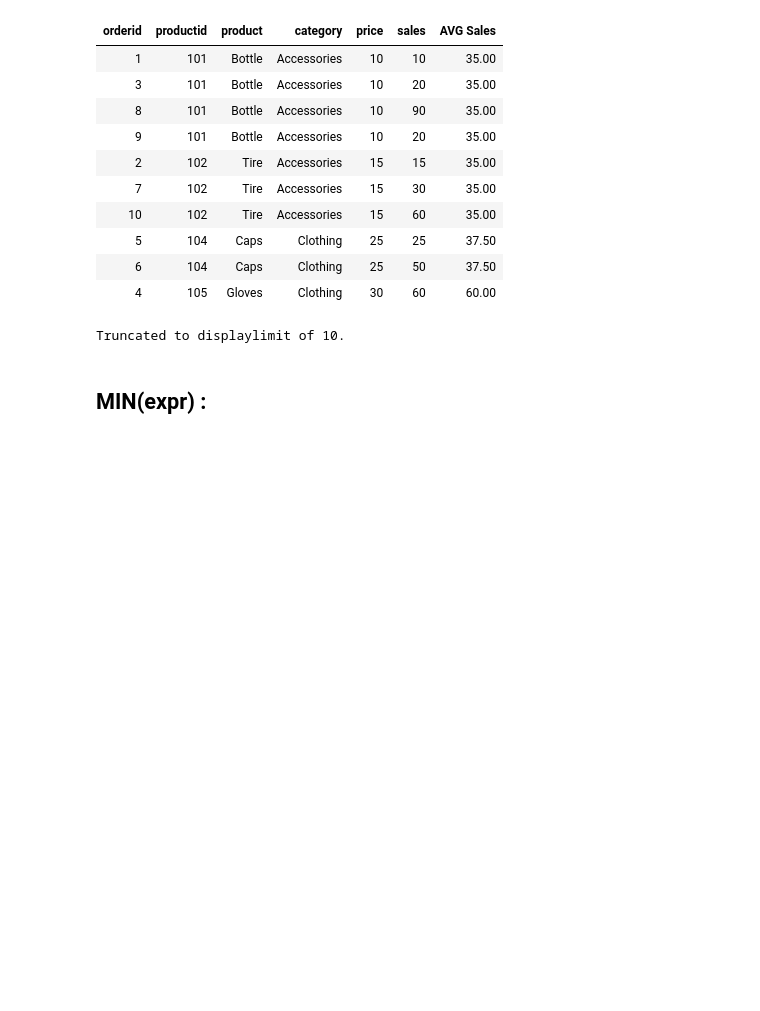
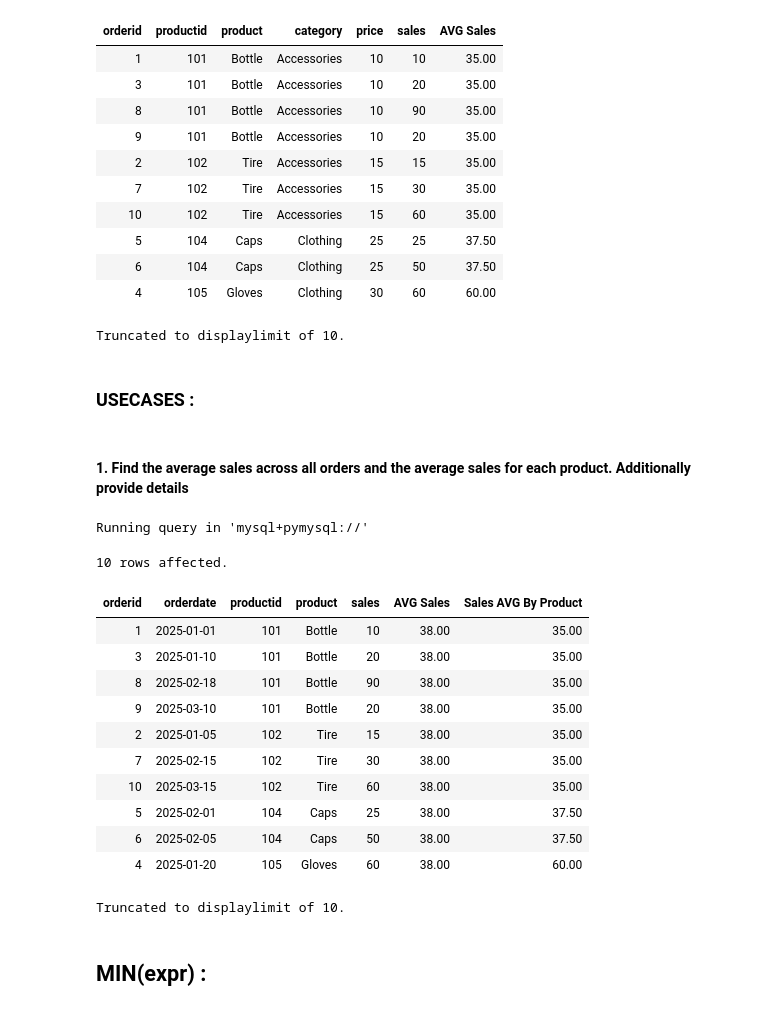
Before and after one commit to the-naman/Learn, a Jupyter notebook: SQL/SQL by Barra/My Notes/07. I - Aggregation and Analytical Functions.ipynb, the cells around one changed output. Saved outputs shown, nothing was run; the diff lists cells and outputs as text; code cells hidden in the pictures; blank space fills up the shorter version.

```diff
--- a/SQL/SQL by Barra/My Notes/07. I - Aggregation and Analytical Functions.ipynb
+++ b/SQL/SQL by Barra/My Notes/07. I - Aggregation and Analytical Functions.ipynb
@@ -763,6 +763,39 @@ Running query in 'mysql+pymysql://'
 | 6 | 104 | Caps | Clothing | 25 | 50 | 37.50 |
 | 4 | 105 | Gloves | Clothing | 30 | 60 | 60.00 |
 Truncated to displaylimit of 10.
+# %% [markdown]
+### USECASES :
+# %% [markdown]
+#### 1. Find the average sales across all orders and the average sales for each product. Additionally provide details
+# %%
+%%sql
+select o.orderid,
+    o.orderdate,
+    o.productid,
+    p.product,
+    o.sales,
+    round(avg(coalesce(o.sales, 0)) over(), 2) as `AVG Sales`,
+    round(
+        avg(coalesce(o.sales, 0)) over(partition by productid),
+        2
+    ) as `Sales AVG By Product`
+from orders as o
+    left join products as p on o.productid = p.productid;
+# %% [output]
+Running query in 'mysql+pymysql://'
+10 rows affected.
+| orderid | orderdate | productid | product | sales | AVG Sales | Sales AVG By Product |
+| 1 | 2025-01-01 | 101 | Bottle | 10 | 38.00 | 35.00 |
+| 3 | 2025-01-10 | 101 | Bottle | 20 | 38.00 | 35.00 |
+| 8 | 2025-02-18 | 101 | Bottle | 90 | 38.00 | 35.00 |
+| 9 | 2025-03-10 | 101 | Bottle | 20 | 38.00 | 35.00 |
+| 2 | 2025-01-05 | 102 | Tire | 15 | 38.00 | 35.00 |
+| 7 | 2025-02-15 | 102 | Tire | 30 | 38.00 | 35.00 |
+| 10 | 2025-03-15 | 102 | Tire | 60 | 38.00 | 35.00 |
+| 5 | 2025-02-01 | 104 | Caps | 25 | 38.00 | 37.50 |
+| 6 | 2025-02-05 | 104 | Caps | 50 | 38.00 | 37.50 |
+| 4 | 2025-01-20 | 105 | Gloves | 60 | 38.00 | 60.00 |
+Truncated to displaylimit of 10.
 # %% [markdown]
 ## MIN(expr) :
 # %% [markdown]
```
